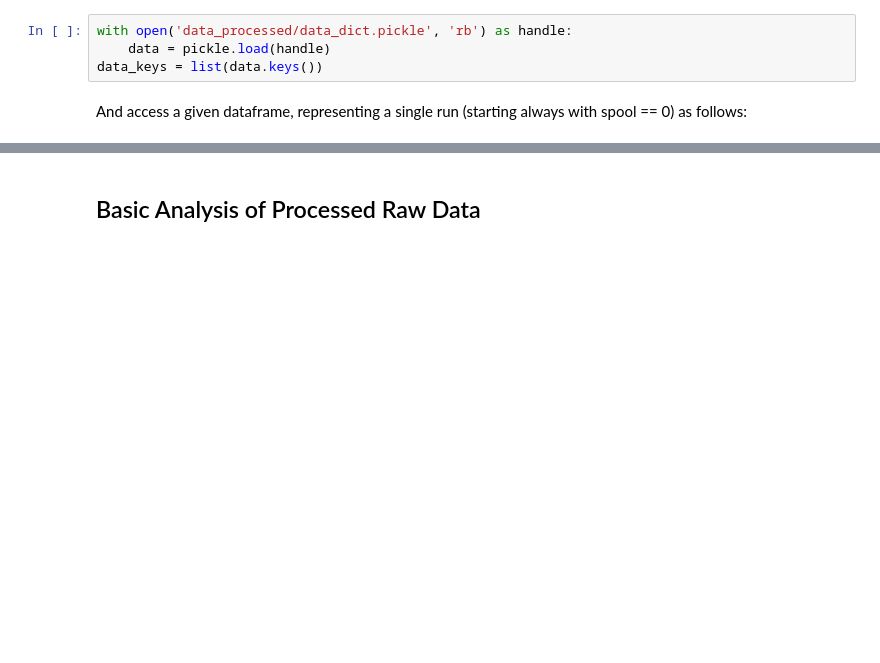
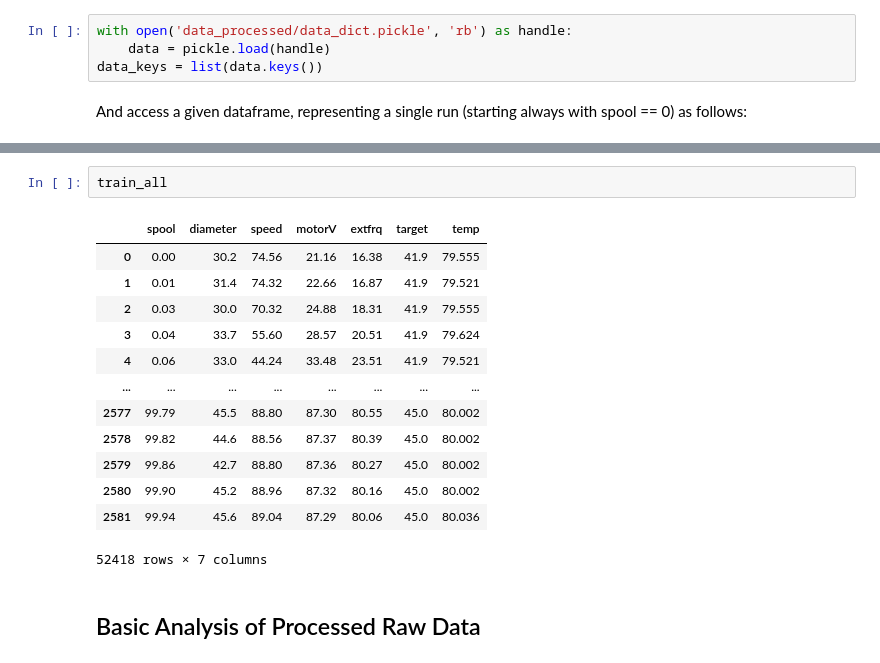
Before and after one commit to mschoder/extrusion-machine-modeling, a Jupyter notebook: data_exploration.ipynb, the cells around one changed output, grey strips where cells are left out. Drawn from its saved outputs; the diff is of its cells as text; blank space fills up the shorter version.

```diff
--- a/data_exploration.ipynb
+++ b/data_exploration.ipynb
@@ -82,3 +119,19 @@ df.head()
+# %%
+train_all
+# %% [output]
+|  | spool | diameter | speed | motorV | extfrq | target | temp |
+| 0 | 0.00 | 30.2 | 74.56 | 21.16 | 16.38 | 41.9 | 79.555 |
+| 1 | 0.01 | 31.4 | 74.32 | 22.66 | 16.87 | 41.9 | 79.521 |
+| 2 | 0.03 | 30.0 | 70.32 | 24.88 | 18.31 | 41.9 | 79.555 |
+| 3 | 0.04 | 33.7 | 55.60 | 28.57 | 20.51 | 41.9 | 79.624 |
+| 4 | 0.06 | 33.0 | 44.24 | 33.48 | 23.51 | 41.9 | 79.521 |
+| ... | ... | ... | ... | ... | ... | ... | ... |
+| 2577 | 99.79 | 45.5 | 88.80 | 87.30 | 80.55 | 45.0 | 80.002 |
+| 2578 | 99.82 | 44.6 | 88.56 | 87.37 | 80.39 | 45.0 | 80.002 |
+| 2579 | 99.86 | 42.7 | 88.80 | 87.36 | 80.27 | 45.0 | 80.002 |
+| 2580 | 99.90 | 45.2 | 88.96 | 87.32 | 80.16 | 45.0 | 80.002 |
+| 2581 | 99.94 | 45.6 | 89.04 | 87.29 | 80.06 | 45.0 | 80.036 |
+52418 rows × 7 columns
 # %% [markdown]
 ## Basic Analysis of Processed Raw Data
 # %%
```
Also changed, not shown: parts of 10 cells of this notebook, 2 other files.
